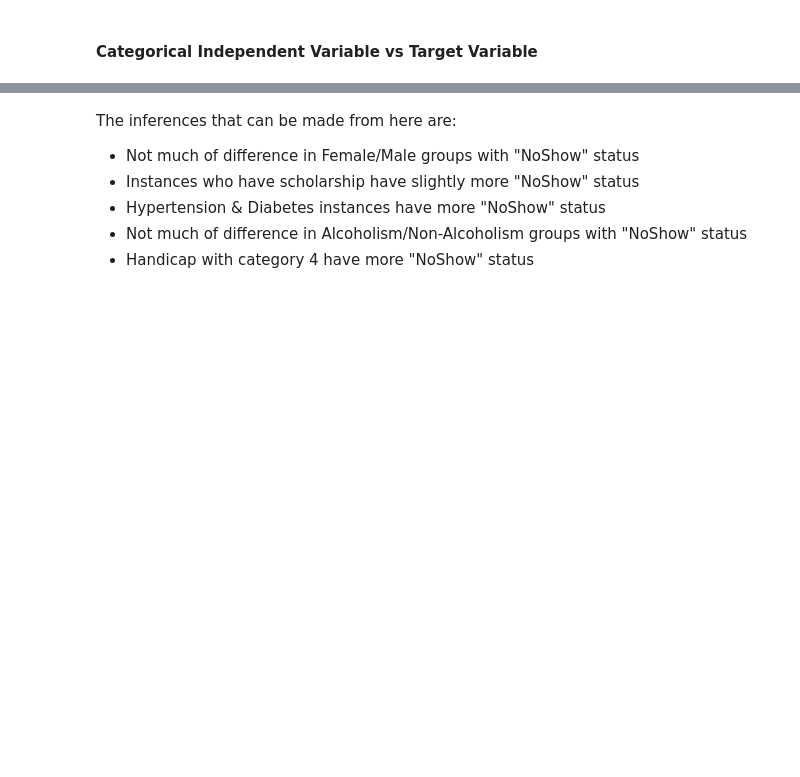
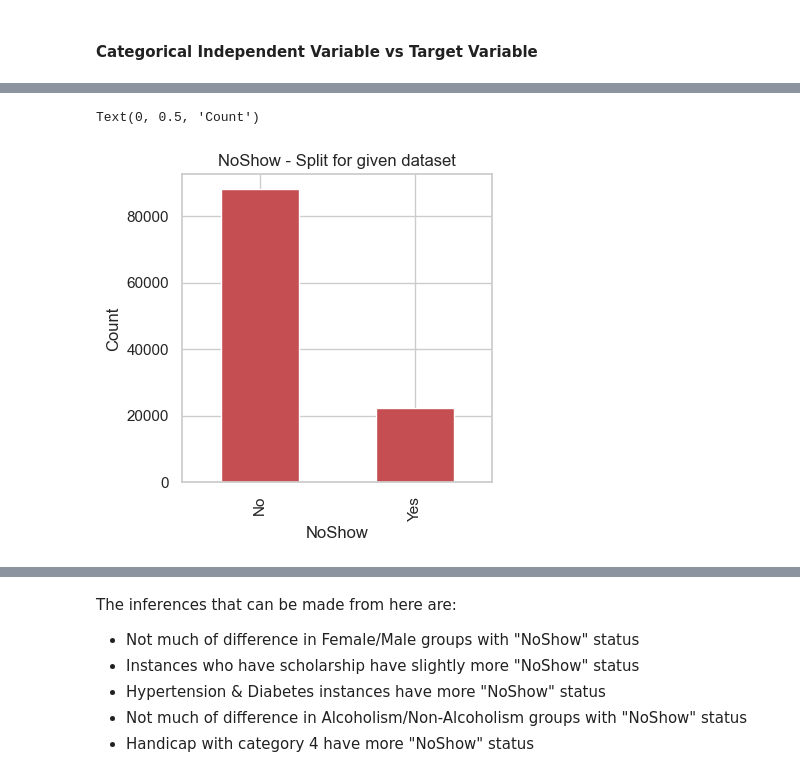
Before and after one commit to tranthuy0696/Project-Investigate-a-Dataset, a Jupyter notebook: Investigate_a_Dataset.ipynb, the cells around one changed output, grey strips where cells are left out. Saved outputs shown, nothing was run; the diff lists cells and outputs as text; code cells hidden in the pictures; blank space fills up the shorter version.

```diff
--- a/Investigate_a_Dataset.ipynb
+++ b/Investigate_a_Dataset.ipynb
@@ -577,0 +612,7 @@ for col in cat_list:
+# %%
+df['NoShow'].value_counts().plot.bar(figsize = (4,4), title = 'NoShow - Split for given dataset', color = 'r')
+plt.xlabel('NoShow')
+plt.ylabel('Count')
+# %% [output]
+Text(0, 0.5, 'Count')
+[figure, added]
```
Also changed, not shown: parts of 11 cells of this notebook, 1 other file.
